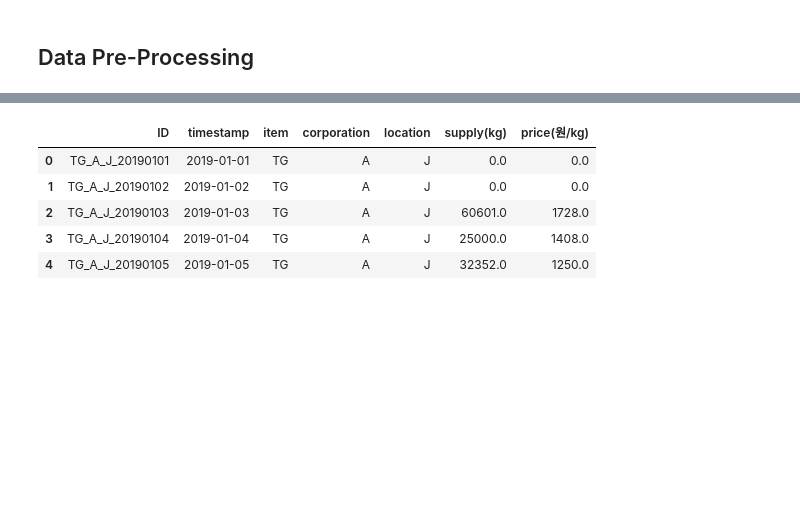
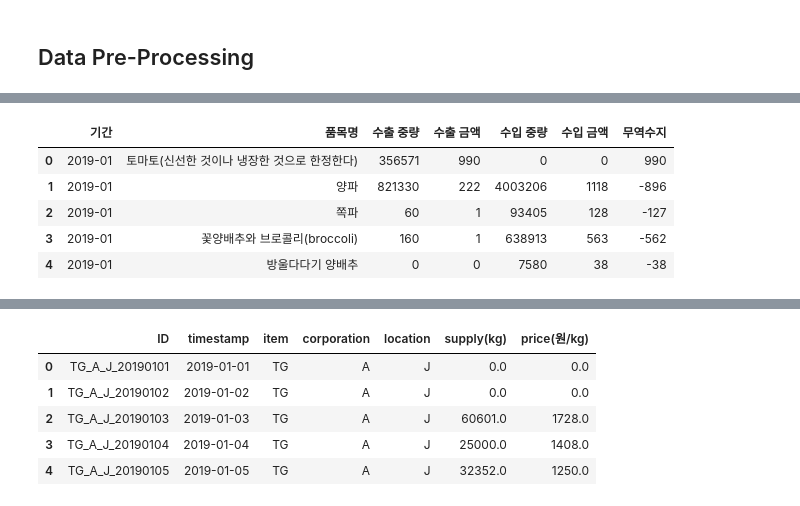
Before and after one commit to dlwls22/DACON_JeJu-Specialties, a Jupyter notebook: JeJu-Specialties.ipynb, the cells around one changed output, grey strips where cells are left out. Saved outputs shown, nothing was run; the diff lists cells and outputs as text; code cells hidden in the pictures; blank space fills up the shorter version.

```diff
--- a/JeJu-Specialties.ipynb
+++ b/JeJu-Specialties.ipynb
@@ -48,0 +65,9 @@ international = pd.read_csv(r'C:\Users\dlwks\OneDrive\바탕 화면\VSCode\제
+# %%
+international.head()
+# %% [output]
+|  | 기간 | 품목명 | 수출 중량 | 수출 금액 | 수입 중량 | 수입 금액 | 무역수지 |
+| 0 | 2019-01 | 토마토(신선한 것이나 냉장한 것으로 한정한다) | 356571 | 990 | 0 | 0 | 990 |
+| 1 | 2019-01 | 양파 | 821330 | 222 | 4003206 | 1118 | -896 |
+| 2 | 2019-01 | 쪽파 | 60 | 1 | 93405 | 128 | -127 |
+| 3 | 2019-01 | 꽃양배추와 브로콜리(broccoli) | 160 | 1 | 638913 | 563 | -562 |
+| 4 | 2019-01 | 방울다다기 양배추 | 0 | 0 | 7580 | 38 | -38 |
```
Also changed, not shown: parts of 18 cells of this notebook.
